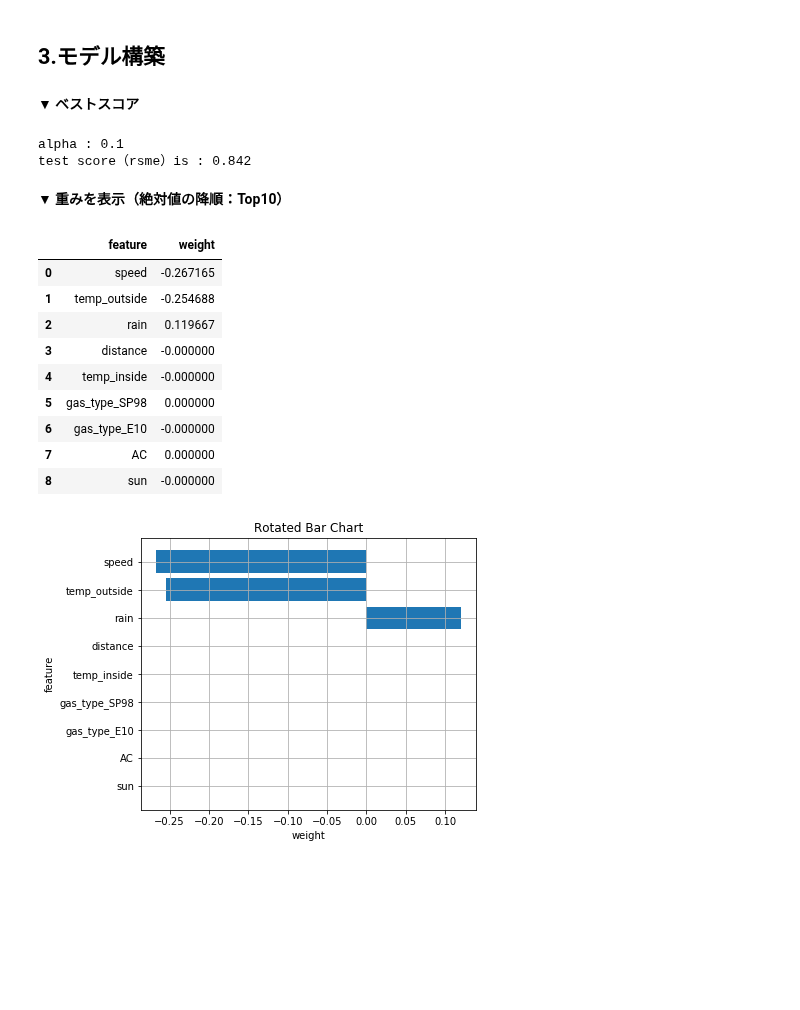
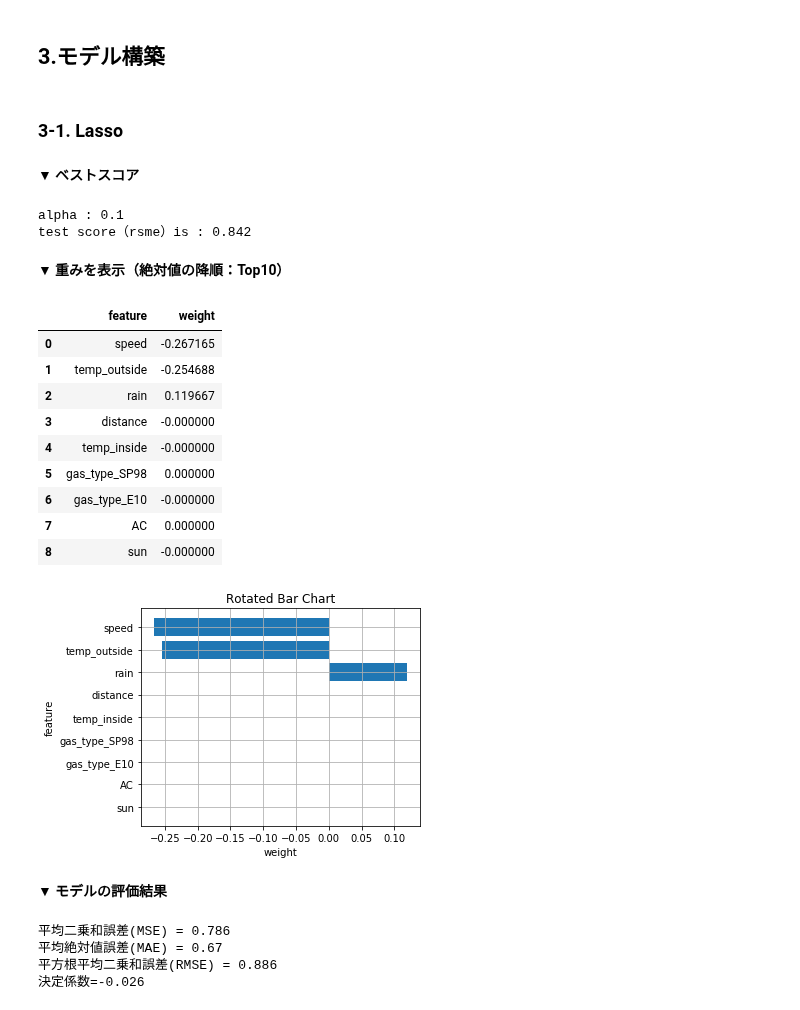
Before and after one commit to arsma12/MLDL, a Jupyter notebook: Kaggle/03_CarFuelConsumption/CarFuelConsumption_02_Lasso.ipynb, the cells around one changed output. Saved outputs shown, nothing was run; the diff lists cells and outputs as text; code cells hidden in the pictures; blank space fills up the shorter version.

```diff
--- a/Kaggle/03_CarFuelConsumption/CarFuelConsumption_02_Lasso.ipynb
+++ b/Kaggle/03_CarFuelConsumption/CarFuelConsumption_02_Lasso.ipynb
@@ -361,14 +363,12 @@ X_train.shape= (194, 9)
 ... (4 outputs left out)
 # %% [markdown]
 ## 3.モデル構築
+# %% [markdown]
+### 3-1. Lasso
 # %%
-# ****************************************************************************
-# ◆ 3.モデル構築
-# ****************************************************************************
 param_grid = [0.001, 0.01, 0.1, 1.0, 10.0] #パラメータグリッド
 cnt = 0
 
-# パラメータでループ
 for alpha in param_grid:
 
     #Lasso回帰モデル
@@ -400,10 +400,6 @@ printmd('▼ ベストスコア')
 print('alpha : ' + str(best_param))
 print('test score（rsme）is : {:.3f}'.format(best_score))
 
-# プロパティ表示
-#for key, value in best_estimator.__dict__.items():
-#  print(key, ':', value)
-
 # 結果をDataFrameへ格納
 res_df = pd.DataFrame(columns=['feature','weight','abs_w'])
 res_df['feature'] = list(X_columns)
@@ -419,32 +415,51 @@ res_df = res_df.drop('abs_w', axis=1)
 res_df_head = res_df.head(10)
 display(res_df_head.head(10))
 
 # 重みの大きさを横棒グラフで表示
-plt.figure(figsize=(6, 5))
+plt.figure(figsize=(5, 4))
 plt.barh(np.arange(len(res_df_head['feature']))[::-1], res_df_head['weight'], align='center')
 plt.yticks(np.arange(len(res_df_head['feature']))[::-1], res_df_head['feature'])
 plt.title('Rotated Bar Chart')
 plt.xlabel('weight')
 plt.ylabel('feature')
 plt.grid()
 plt.show()
 # %% [output]
 
 
 **▼ ベストスコア**
 alpha : 0.1
 test score（rsme）is : 0.842
 
 
 **▼ 重みを表示（絶対値の降順：Top10）**
 |  | feature | weight |
 | 0 | speed | -0.267165 |
 | 1 | temp_outside | -0.254688 |
 | 2 | rain | 0.119667 |
 | 3 | distance | -0.000000 |
 | 4 | temp_inside | -0.000000 |
 | 5 | gas_type_SP98 | 0.000000 |
 | 6 | gas_type_E10 | -0.000000 |
 | 7 | AC | 0.000000 |
 | 8 | sun | -0.000000 |
-[figure, old version]
+[figure, new version]
+# %%
+# 目的変数を予測
+y_test_pred = ls.predict(X_test)
+# 評価
+mse = mean_squared_error(y_test, y_test_pred)
+mae = mean_absolute_error(y_test, y_test_pred)
+printmd('▼ モデルの評価結果')
+print("平均二乗和誤差(MSE) = %s"%round(mse,3) )
+print("平均絶対値誤差(MAE) = %s"%round(mae,3) )
+print("平方根平均二乗和誤差(RMSE) = %s"%round( np.sqrt(mse), 3))
+print('決定係数=%s'%round(r2_score(y_test,y_test_pred),3))
+# %% [output]
+
+
+**▼ モデルの評価結果**
+平均二乗和誤差(MSE) = 0.786
+平均絶対値誤差(MAE) = 0.67
+平方根平均二乗和誤差(RMSE) = 0.886
+決定係数=-0.026
```
Also changed, not shown: parts of 7 cells of this notebook.
